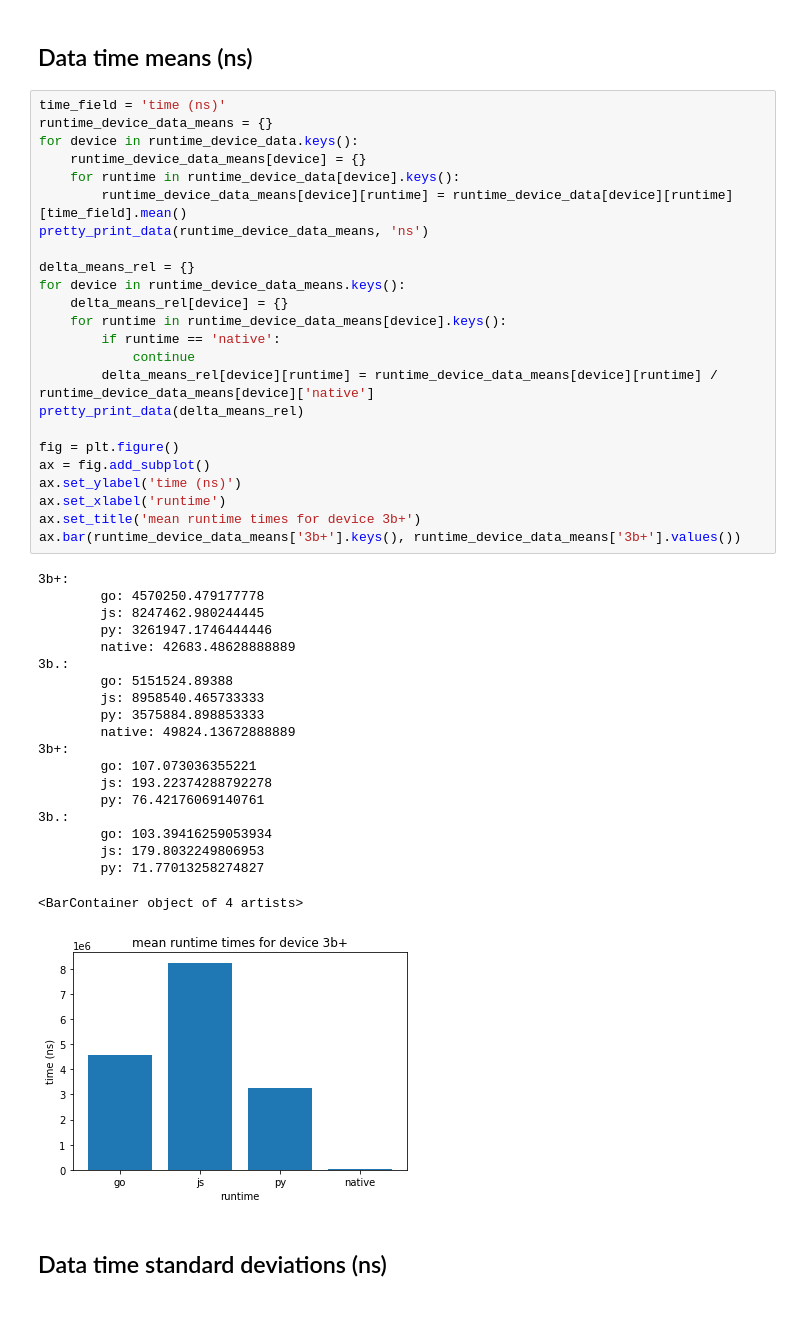
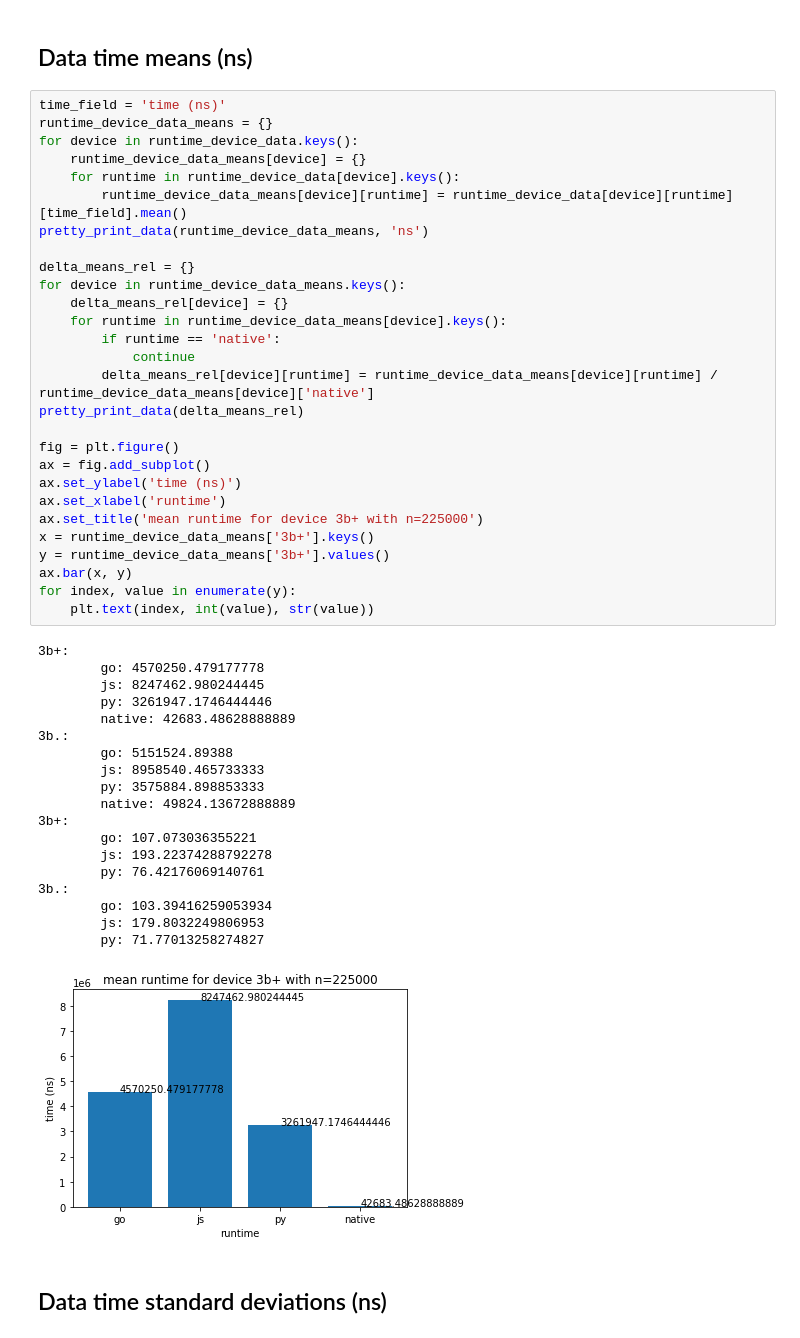
Before and after one commit to proohit/nodejs-rust, a Jupyter notebook: smartcore-wasi/analysis.ipynb, the cells around one changed output. Drawn from its saved outputs; the diff is of its cells as text; blank space fills up the shorter version.

```diff
--- a/smartcore-wasi/analysis.ipynb
+++ b/smartcore-wasi/analysis.ipynb
@@ -103,37 +103,40 @@ for device in runtime_device_data_means.keys():
     delta_means_rel[device] = {}
     for runtime in runtime_device_data_means[device].keys():
         if runtime == 'native':
             continue
         delta_means_rel[device][runtime] = runtime_device_data_means[device][runtime] / runtime_device_data_means[device]['native']
 pretty_print_data(delta_means_rel)
 
 fig = plt.figure()
 ax = fig.add_subplot()
 ax.set_ylabel('time (ns)')
 ax.set_xlabel('runtime')
-ax.set_title('mean runtime times for device 3b+')
-ax.bar(runtime_device_data_means['3b+'].keys(), runtime_device_data_means['3b+'].values())
+ax.set_title('mean runtime for device 3b+ with n=225000')
+x = runtime_device_data_means['3b+'].keys()
+y = runtime_device_data_means['3b+'].values()
+ax.bar(x, y)
+for index, value in enumerate(y):
+    plt.text(index, int(value), str(value))
 # %% [output]
 3b+:
         go: 4570250.479177778
         js: 8247462.980244445
         py: 3261947.1746444446
         native: 42683.48628888889
 3b.:
         go: 5151524.89388
         js: 8958540.465733333
         py: 3575884.898853333
         native: 49824.13672888889
 3b+:
         go: 107.073036355221
         js: 193.22374288792278
         py: 76.42176069140761
 3b.:
         go: 103.39416259053934
         js: 179.8032249806953
         py: 71.77013258274827
-<BarContainer object of 4 artists>
-[figure, old version]
+[figure, new version]
 # %% [markdown]
 ## Data time standard deviations (ns)
 # %%
```
